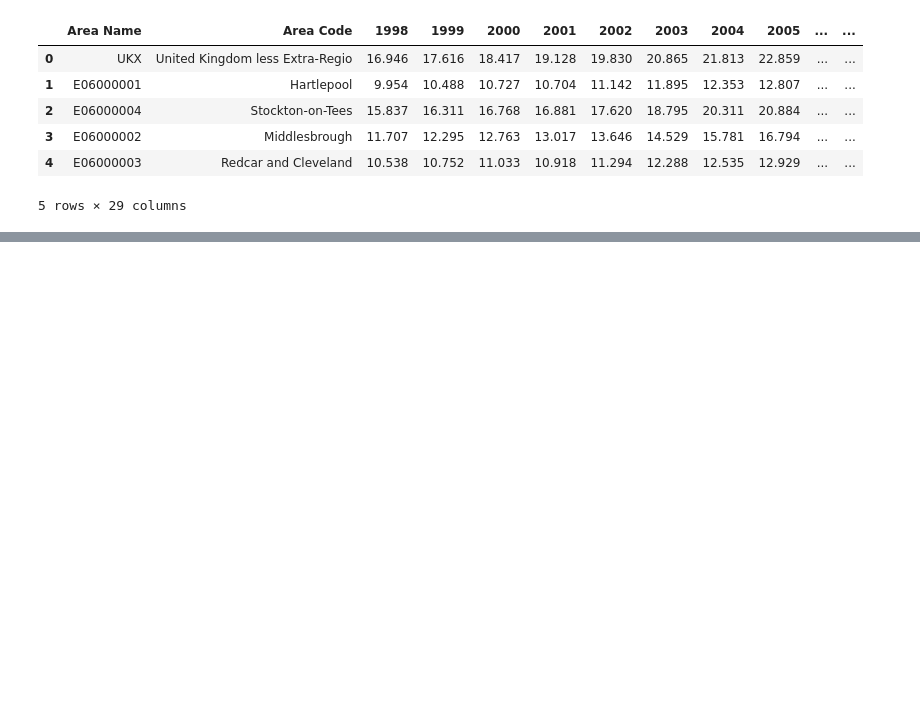
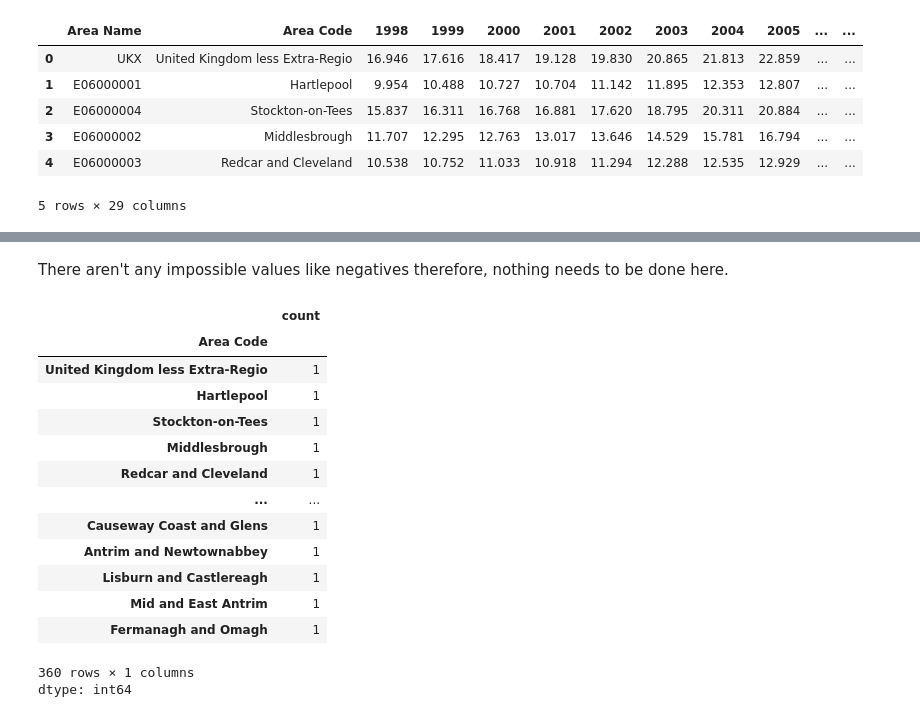
Before and after one commit to isaacchan-hash/basecamp-team-37, a Jupyter notebook: cleaning.ipynb, the cells around one changed output, grey strips where cells are left out. Drawn from its saved outputs; the diff is of its cells as text; code cells hidden in the pictures; blank space fills up the shorter version.

```diff
--- a/cleaning.ipynb
+++ b/cleaning.ipynb
@@ -19,0 +79,24 @@ gdp.head()
+# %% [markdown]
+There aren't any impossible values like negatives therefore, nothing needs to be done here.
+# %%
+#checking for exact duplicate rows (counties)
+gdp.duplicated().sum()
+
+#checking for duplicate rows (counties) spelt differently
+gdp["Area Code"].value_counts()
+# %% [output]
+|  | count |
+| Area Code |  |
+| United Kingdom less Extra-Regio | 1 |
+| Hartlepool | 1 |
+| Stockton-on-Tees | 1 |
+| Middlesbrough | 1 |
+| Redcar and Cleveland | 1 |
+| ... | ... |
+| Causeway Coast and Glens | 1 |
+| Antrim and Newtownabbey | 1 |
+| Lisburn and Castlereagh | 1 |
+| Mid and East Antrim | 1 |
+| Fermanagh and Omagh | 1 |
+360 rows × 1 columns
+dtype: int64
```
Also changed, not shown: parts of 4 cells of this notebook.
